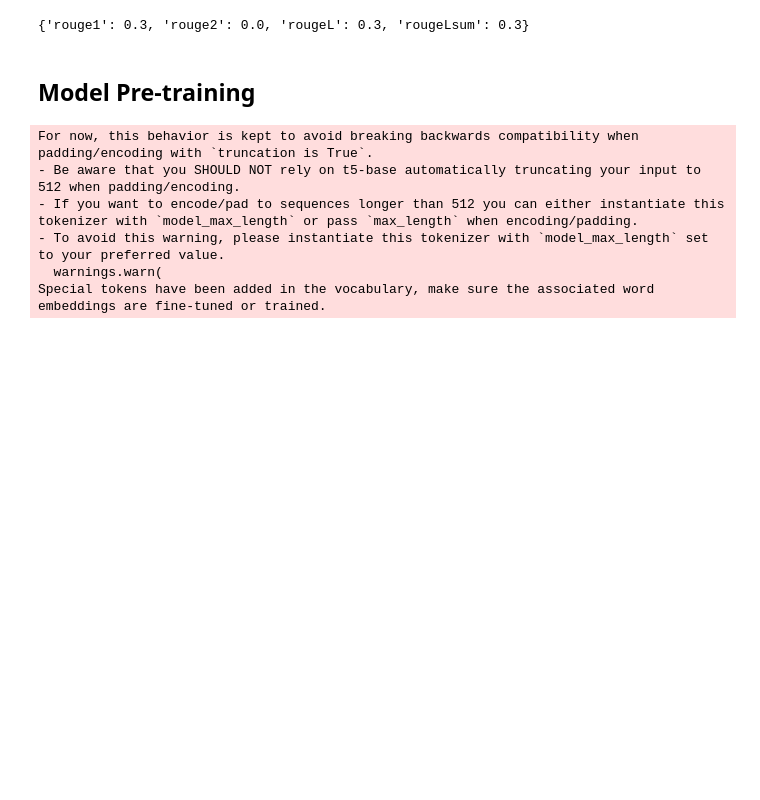
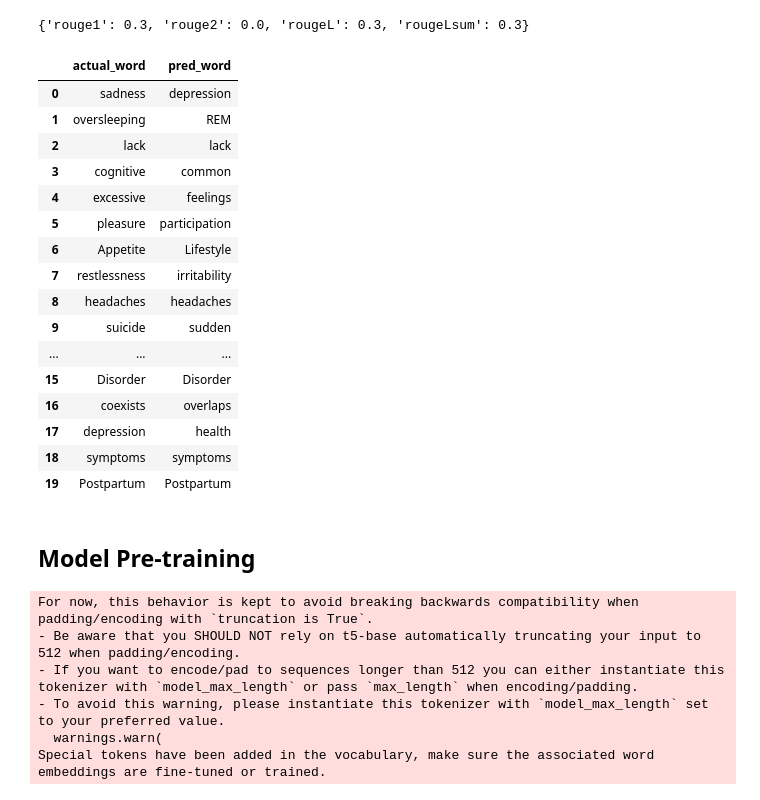
Before and after one commit to ChaitaliV/generative-explanation, a Jupyter notebook: unsupervised_pretraining.ipynb, the cells around one changed output. Saved outputs shown, nothing was run; the diff lists cells and outputs as text; code cells hidden in the pictures; blank space fills up the shorter version.

```diff
--- a/unsupervised_pretraining.ipynb
+++ b/unsupervised_pretraining.ipynb
@@ -94,14 +98,14 @@ depression_symptoms_masked = [
     "Persistent feelings of emptiness and a lack of purpose are emotional <extra_id_0> of depression.",
     "<extra_id_0> depression affects some women after giving birth and requires prompt diagnosis and treatment to support maternal well-being."
 ]
+# %%
+def eval_model(model_name):
+  candidate_list = []
+  for i in range(0, len(depression_symptoms_masked)):
+    input_ids = tokenizer(depression_symptoms_masked[i], max_length= 512, padding="max_length",truncation=True, pad_to_max_length=True, add_special_tokens=True,return_tensors="pt").input_ids
+    outputs = model_name.generate(input_ids)
+    candidates = [tokenizer.decode(output, skip_special_tokens=True) for output in outputs]
+    candidate_list.append(candidates[0].split(' ')[0])
+  return candidate_list
 # %% [markdown]
 ## Model evaluation before pre-training
-# %%
-def eval_model():
-  candidate_list = []
-  for i in range(0, len(depression_symptoms_masked)):
-    input_ids = tokenizer(depression_symptoms_masked[i], max_length= 218, padding="max_length",truncation=True, pad_to_max_length=True, add_special_tokens=True,return_tensors="pt").input_ids
-    outputs = model.generate(input_ids)
-    candidates = [tokenizer.decode(output, skip_special_tokens=True) for output in outputs]
-    candidate_list.append(candidates[0].split(' ')[0])
-  return candidate_list
@@ -109,0 +112,3 @@ labels_list = eval()
+# %%
+tokenizer = T5Tokenizer.from_pretrained("t5-base")
+model = T5ForConditionalGeneration.from_pretrained("t5-base")
@@ -110,9 +123,32 @@ labels_list = eval()
+# %%
+labels_list = eval_model(model)
 # %%
 rouge = evaluate.load('rouge')
 results = rouge.compute(predictions= labels_list,references=masks)
 print(results)
 # %% [output]
 {'rouge1': 0.3, 'rouge2': 0.0, 'rougeL': 0.3, 'rougeLsum': 0.3}
+# %%
+before_training = pd.DataFrame({'actual_word':masks, 'pred_word': labels_list})
+before_training
+# %% [output]
+|  | actual_word | pred_word |
+| 0 | sadness | depression |
+| 1 | oversleeping | REM |
+| 2 | lack | lack |
+| 3 | cognitive | common |
+| 4 | excessive | feelings |
+| 5 | pleasure | participation |
+| 6 | Appetite | Lifestyle |
+| 7 | restlessness | irritability |
+| 8 | headaches | headaches |
+| 9 | suicide | sudden |
+| ... | ... | ... |
+| 15 | Disorder | Disorder |
+| 16 | coexists | overlaps |
+| 17 | depression | health |
+| 18 | symptoms | symptoms |
+| 19 | Postpartum | Postpartum |
 # %% [markdown]
 ## Model Pre-training
 # %%
```
Also changed, not shown: parts of 22 cells of this notebook.
